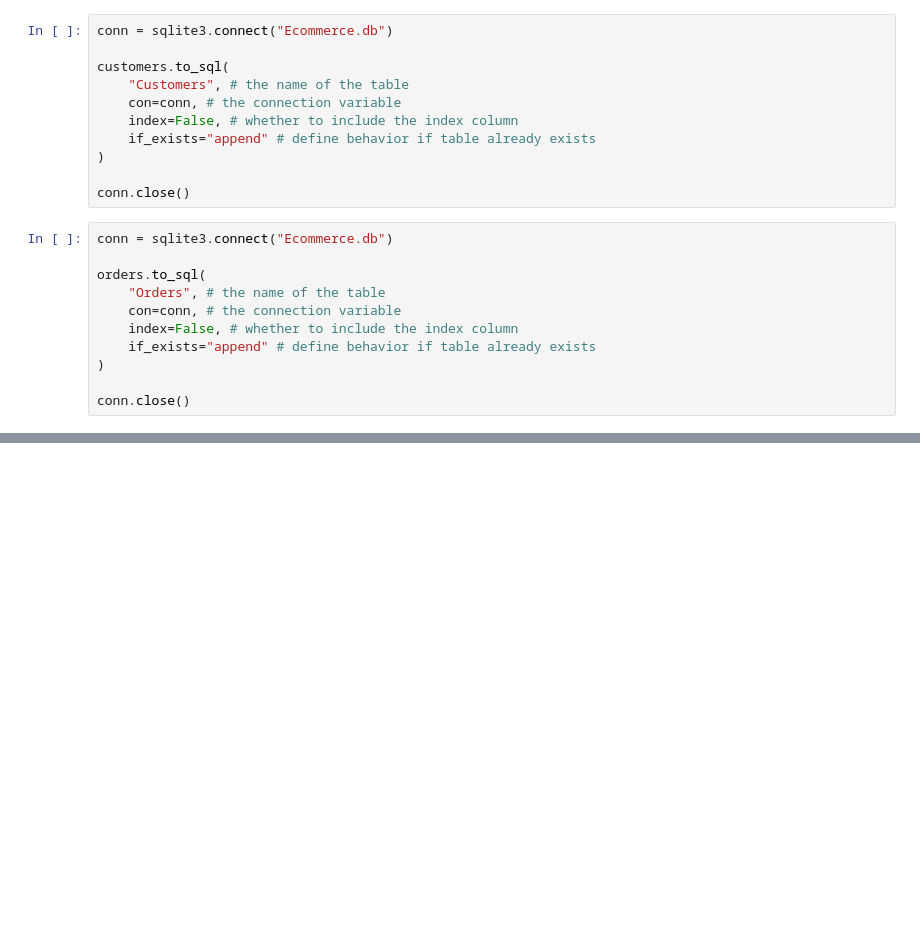
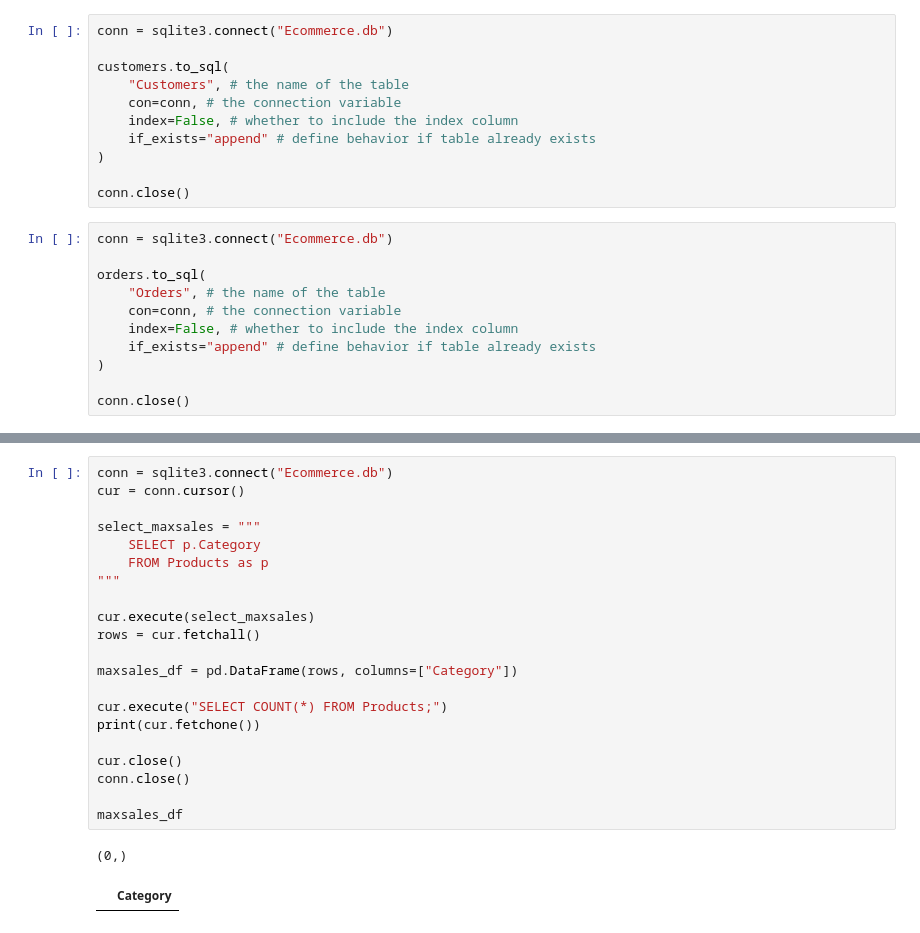
Before and after one commit to marcosmicozzi/Module02, a Jupyter notebook: m2p5s1.ipynb, the cells around one changed output, grey strips where cells are left out. Saved outputs shown, nothing was run; the diff lists cells and outputs as text; blank space fills up the shorter version.

```diff
--- a/m2p5s1.ipynb
+++ b/m2p5s1.ipynb
@@ -506,0 +631,24 @@ conn.close()
+# %%
+conn = sqlite3.connect("Ecommerce.db")
+cur = conn.cursor()
+
+select_maxsales = """
+    SELECT p.Category
+    FROM Products as p
+"""
+
+cur.execute(select_maxsales)
+rows = cur.fetchall()
+
+maxsales_df = pd.DataFrame(rows, columns=["Category"])
+
+cur.execute("SELECT COUNT(*) FROM Products;")
+print(cur.fetchone())
+
+cur.close()
+conn.close()
+
+maxsales_df
+# %% [output]
+(0,)
+|  | Category |
```
Also changed, not shown: parts of 12 cells of this notebook, 4 other files.
